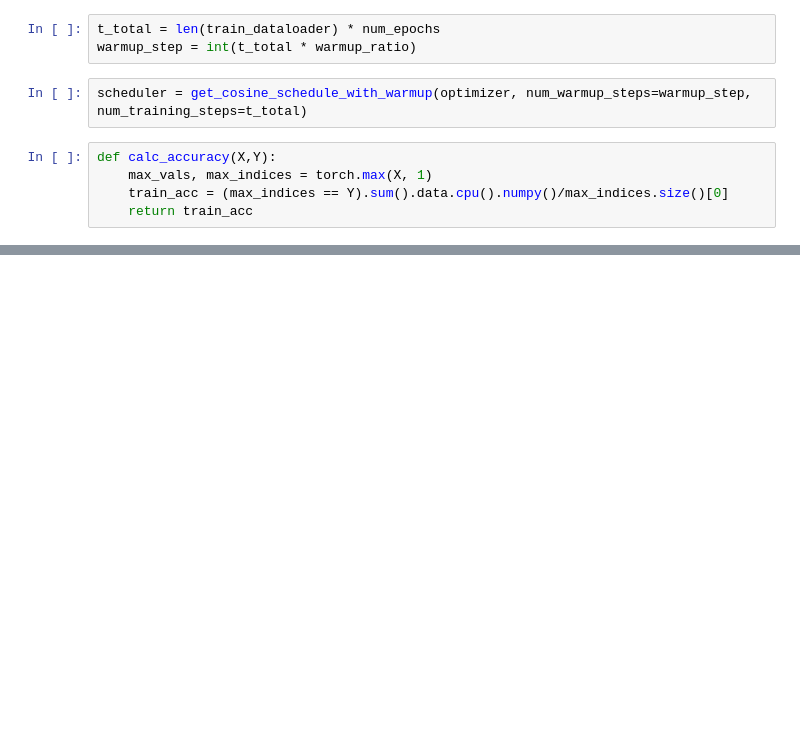
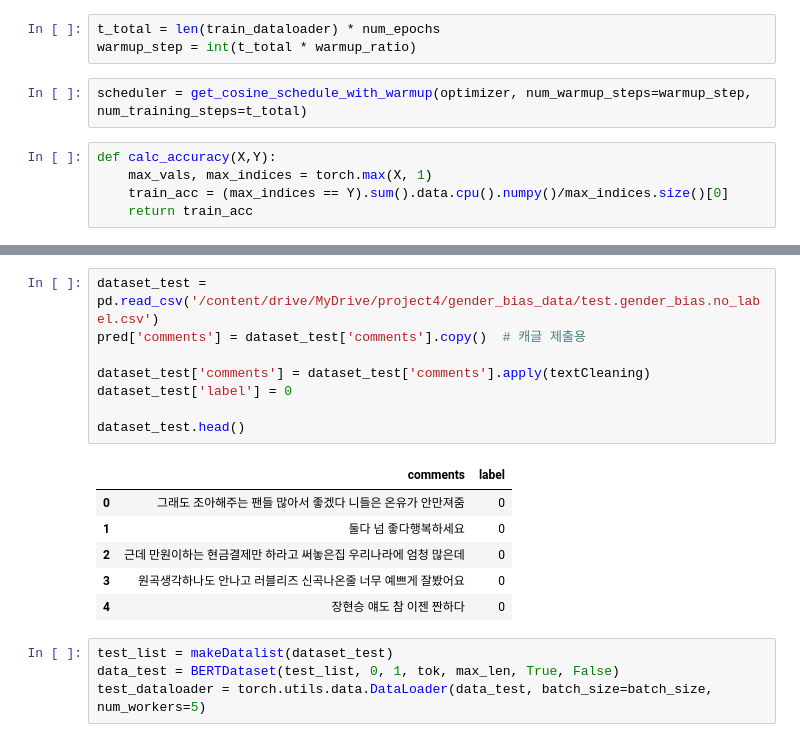
Before and after one commit to Donghae0230/malicious-comment-classification, a Jupyter notebook: project.ipynb, the cells around one changed output, grey strips where cells are left out. Saved outputs shown, nothing was run; the diff lists cells and outputs as text; blank space fills up the shorter version.

```diff
--- a/project.ipynb
+++ b/project.ipynb
@@ -498,0 +459,19 @@ epoch 5 test acc 0.943359375
+# %%
+dataset_test = pd.read_csv('/content/drive/MyDrive/project4/gender_bias_data/test.gender_bias.no_label.csv')
+pred['comments'] = dataset_test['comments'].copy()  # 캐글 제출용
+
+dataset_test['comments'] = dataset_test['comments'].apply(textCleaning)
+dataset_test['label'] = 0
+
+dataset_test.head()
+# %% [output]
+|  | comments | label |
+| 0 | 그래도 조아해주는 팬들 많아서 좋겠다 니들은 온유가 안만져줌 | 0 |
+| 1 | 둘다 넘 좋다행복하세요 | 0 |
+| 2 | 근데 만원이하는 현금결제만 하라고 써놓은집 우리나라에 엄청 많은데 | 0 |
+| 3 | 원곡생각하나도 안나고 러블리즈 신곡나온줄 너무 예쁘게 잘봤어요 | 0 |
+| 4 | 장현승 얘도 참 이젠 짠하다 | 0 |
+# %%
+test_list = makeDatalist(dataset_test)
+data_test = BERTDataset(test_list, 0, 1, tok, max_len, True, False)
+test_dataloader = torch.utils.data.DataLoader(data_test, batch_size=batch_size, num_workers=5)
```
Also changed, not shown: parts of 28 cells of this notebook.
